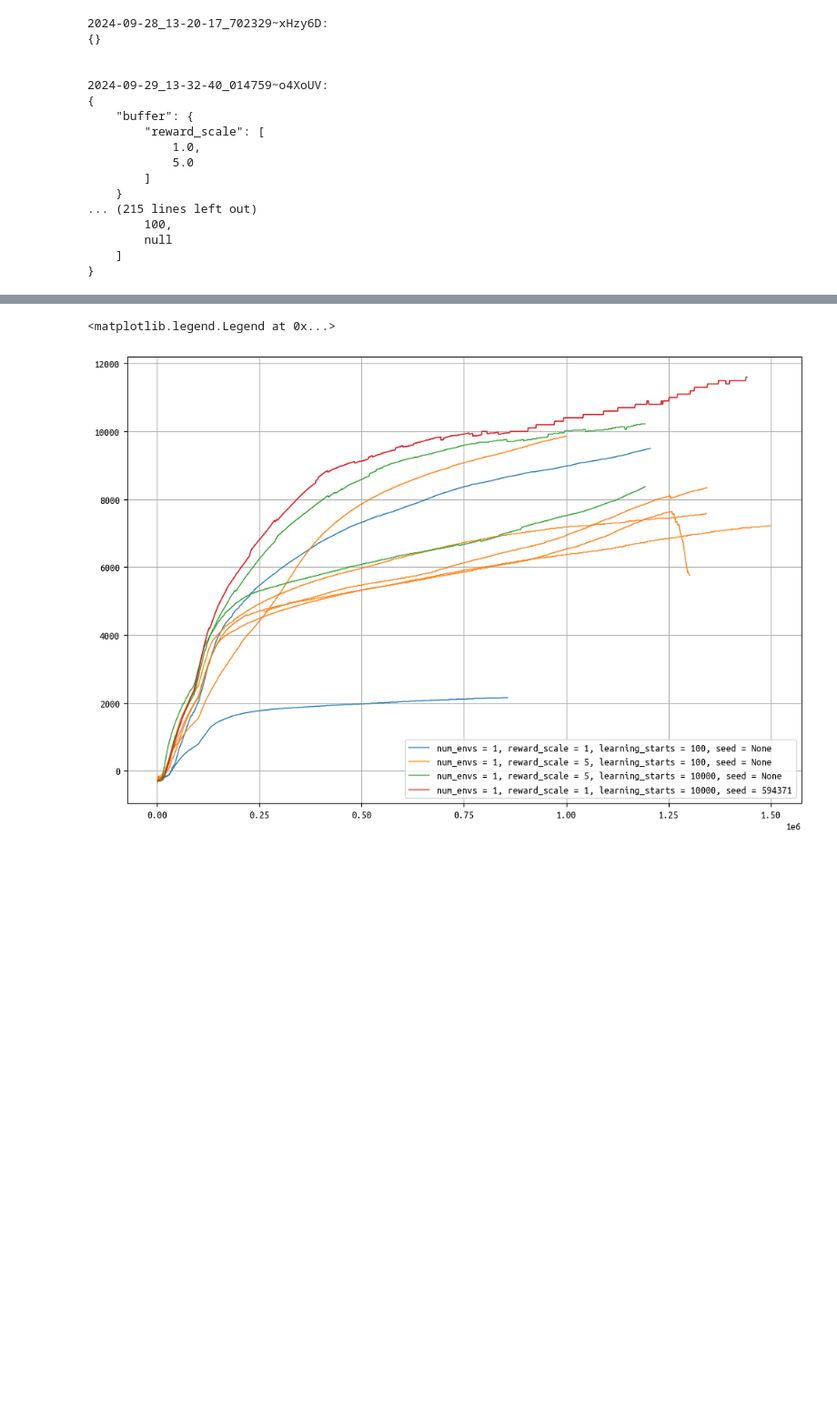
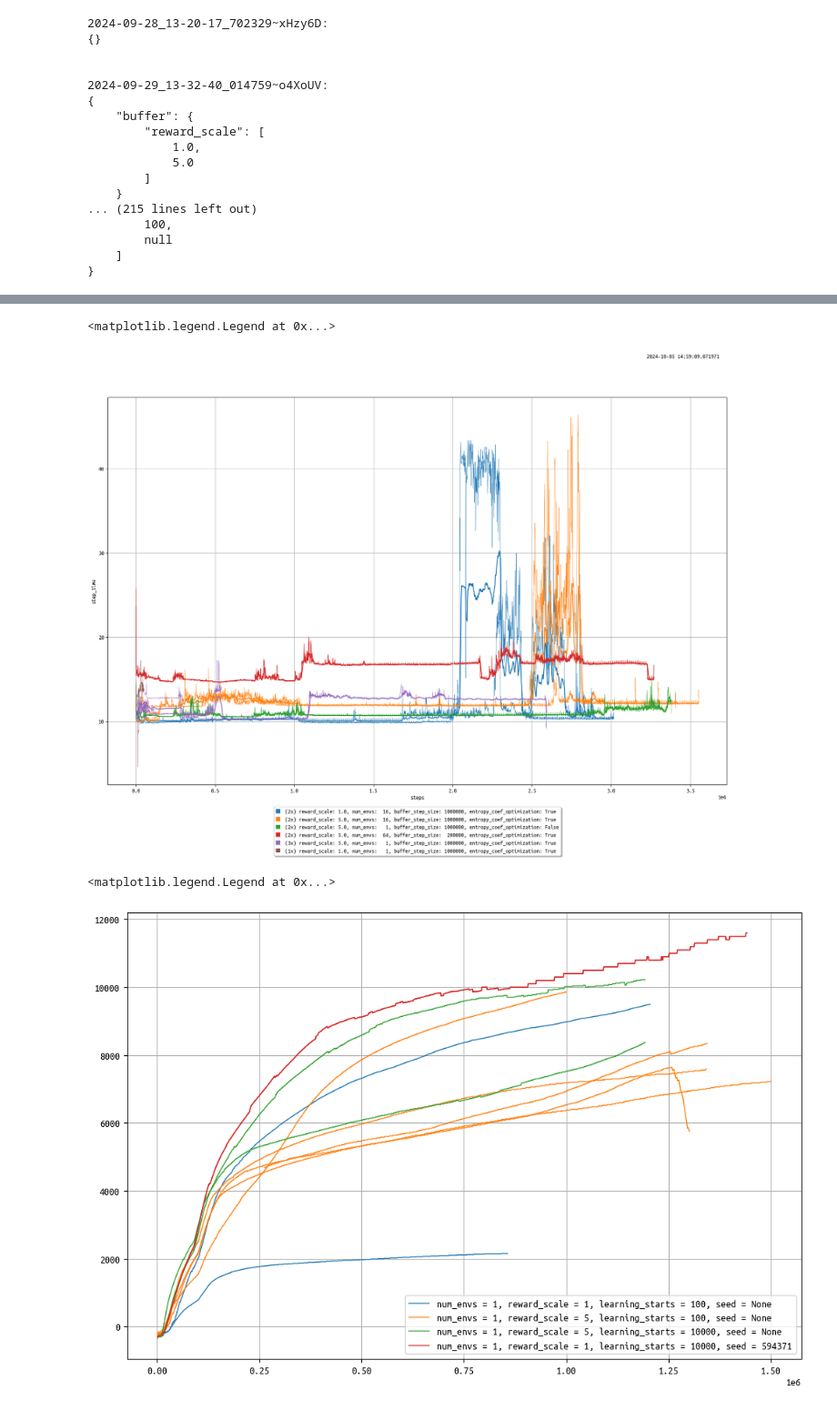
Before and after one commit to brn-dev/pytorch-repository, a Jupyter notebook: notebooks/analysis.ipynb, the cells around one changed output, grey strips where cells are left out. Shown at 91% size. Cells and saved outputs as stored; diff of their text form; code cells hidden in the pictures; blank space fills up the shorter version.

```diff
--- a/notebooks/analysis.ipynb
+++ b/notebooks/analysis.ipynb
@@ -208,3 +200,67 @@ ax.legend(handles=new_handles,
+# %%
+from matplotlib.patches import Patch
+
+la = LogAnalyzer()
+la.load_log_folder(
+    'experiment_logs/HalfCheetah-v4/sac/',
+    log_filter=lambda log: '__default' in log['logs_by_category']
+)
+
+plt.rcParams["font.family"] = "monospace"
+plt.rcParams["font.monospace"] = ["Ubuntu Mono"]
+fig: plt.Figure
+ax: plt.Axes
+fig, ax = plt.subplots(figsize=(20, 14))
+
+fig.text(.8, .95, get_current_timestamp())
+
+def get_log_group(log: ExperimentLog):
+    values = {
+        'reward_scale': log['hyper_parameters']['buffer']['reward_scale'],
+        'num_envs': f"{log['hyper_parameters']['num_envs']:3d}",
+        'buffer_step_size': f"{log['hyper_parameters']['buffer']['step_size']:7d}",
+        'entropy_coef_optimization': log['hyper_parameters']['entropy_coef'] == 'dynamic'
+    }
+
+    return ', '.join([f'{k}: {v}' for k, v in values.items()])
+
+y_key = 'step_time'
+ax.grid()
+ax.set(xlabel='steps', ylabel=f'{y_key}')
+la.plot_logs_grouped(
+    lambda item: item['step'],
+    lambda item: item[y_key],
+    get_log_group=get_log_group,
+    ax=ax,
+    plot_individual=True,
+    mean_plot_kwargs={
+        'linewidth': 0.0,
+        'moving_average_window_size': 10,
+        'moving_average_plot_kwargs': {
+        }
+    },
+    fill_plot_kwargs={'alpha': 0},
+    individual_plot_kwargs={
+        'linewidth': 0.5,
+    },
+)
+box = ax.get_position()
+ax.set_position([box.x0, box.y0 + box.height * 0.10, box.width, box.height * 0.90])
+
+handles, labels = plt.gca().get_legend_handles_labels()
+
+new_handles = [
+    Patch(facecolor=handle.get_color(), label=label)
+    for handle, label in zip(handles, labels, strict=True)
+]
+
+ax.legend(handles=new_handles,
+           handlelength=0.8, handleheight=0.8, loc='upper center', bbox_to_anchor=(0.5, -0.05),
+          ncol=1, fancybox=True, shadow=True)
+# fig.show()
+# %% [output]
+<matplotlib.legend.Legend at 0x...>
+[figure, added]
 # %%
 from matplotlib.lines import Line2D
 import re
```
Also changed, not shown: parts of 4 cells of this notebook, 37 other files.
